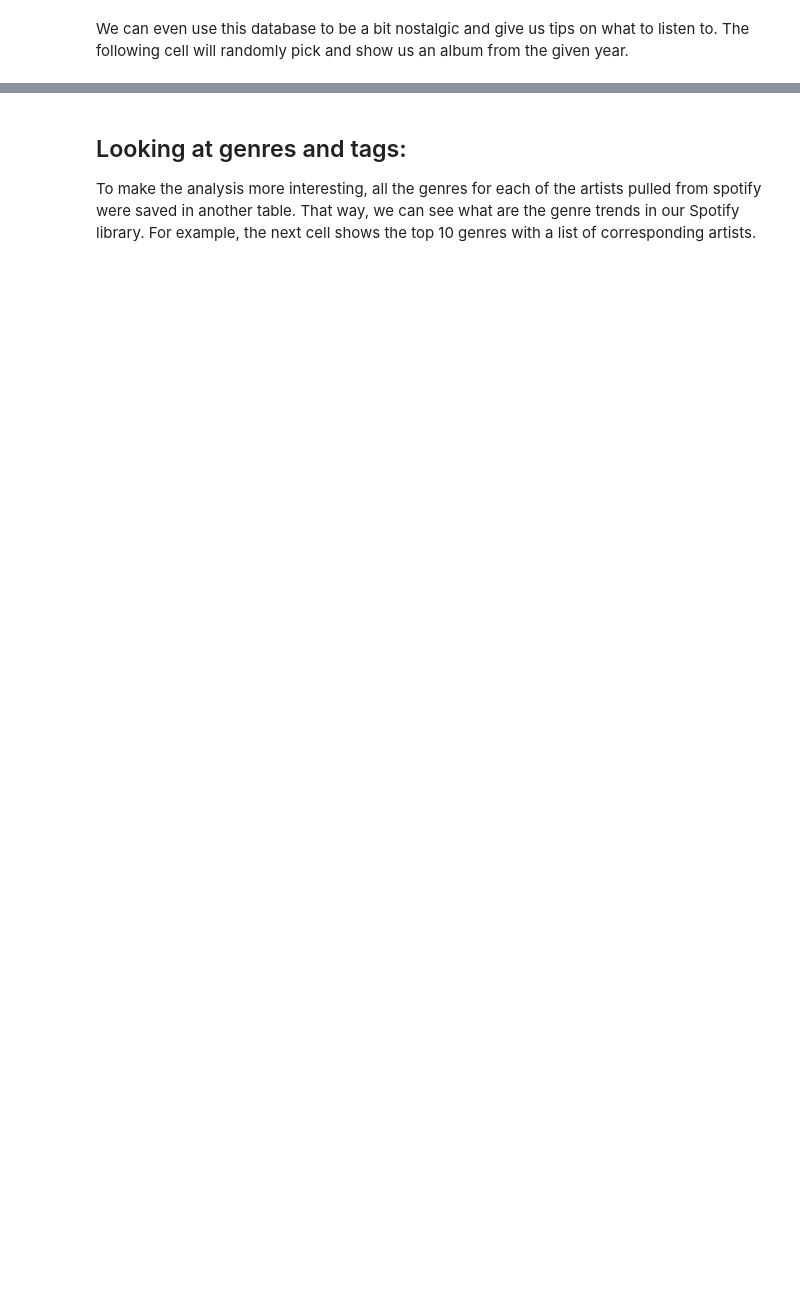
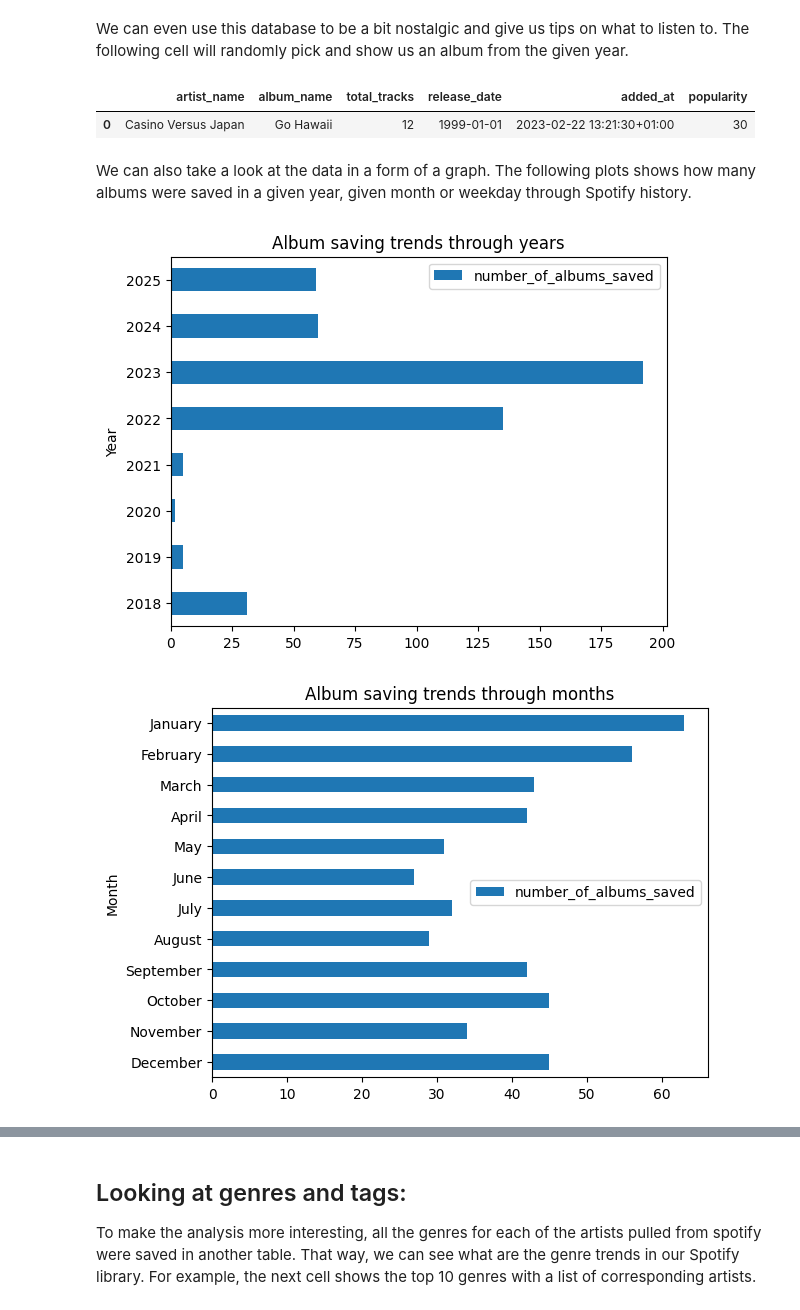
Before and after one commit to AlenkaJ/SpotifyShenanigans, a Jupyter notebook: spotify_database/duckdb_shenanigans.ipynb, the cells around one changed output, grey strips where cells are left out. Drawn from its saved outputs; the diff is of its cells as text; code cells hidden in the pictures; blank space fills up the shorter version.

Commit message:
add plots and outputs to the notebook

```diff
--- a/spotify_database/duckdb_shenanigans.ipynb
+++ b/spotify_database/duckdb_shenanigans.ipynb
@@ -65,7 +105,47 @@ con.sql(f"""
         FROM albums
         JOIN album_artist ON albums.spotify_id = album_artist.album_id
         JOIN artists ON artists.spotify_id = album_artist.artist_id
-        WHERE added_at BETWEEN '{year}-01-01 00:00:00.000' AND '{year}-12-31 23:59:59.999'
+        WHERE YEAR(added_at) = {year}
         ORDER BY RANDOM()
         LIMIT 1
         """).df()
+# %% [output]
+|  | artist_name | album_name | total_tracks | release_date | added_at | popularity |
+| 0 | Casino Versus Japan | Go Hawaii | 12 | 1999-01-01 | 2023-02-22 13:21:30+01:00 | 30 |
+# %% [markdown]
+We can also take a look at the data in a form of a graph. The following plots shows how many albums were saved in a given year, given month or weekday through Spotify history.
+# %%
+# Create a plot showing the number of saved in the given year or month
+import matplotlib.pyplot as plt
+import calendar
+
+years = con.sql("""
+        SELECT DISTINCT YEAR(added_at) as year, COUNT(albums.name) as number_of_albums_saved FROM albums
+        GROUP BY year
+        ORDER BY year ASC
+    """).df()
+months = con.sql("""
+        SELECT DISTINCT MONTH(added_at) as month, COUNT(albums.name) as number_of_albums_saved FROM albums
+        GROUP BY month
+        ORDER BY month DESC
+    """).df()
+days = con.sql("""
+        SELECT DISTINCT WEEKDAY(added_at) as day, COUNT(albums.name) as number_of_albums_saved FROM albums
+        GROUP BY day
+        ORDER BY day DESC
+    """).df()
+# add day names and month names to the dataframes
+month_names = [calendar.month_name[m] for m in months["month"]]
+months.insert(2, "month_name", month_names)
+day_names = [calendar.day_name[d] for d in days["day"]]
+days.insert(2, "day_name", day_names)
+# show plots
+years.plot(kind='barh', x='year', y='number_of_albums_saved', ylabel="Year")
+title = plt.title('Album saving trends through years')
+months.plot(kind='barh', x='month_name', y='number_of_albums_saved', ylabel="Month")
+title = plt.title('Album saving trends through months')
+days.plot(kind='barh', x='day_name', y='number_of_albums_saved', ylabel="Day")
+title = plt.title('Album saving trends through week days')
+# %% [output]
+[figure, added]
+[figure, added]
```
Also changed, not shown: parts of 14 cells of this notebook.
